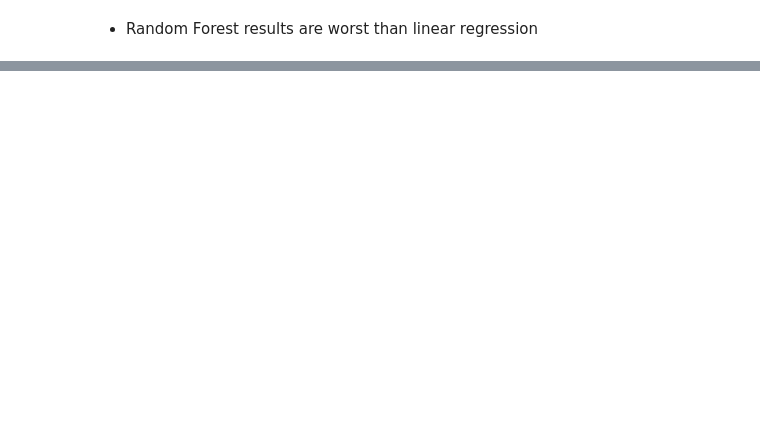
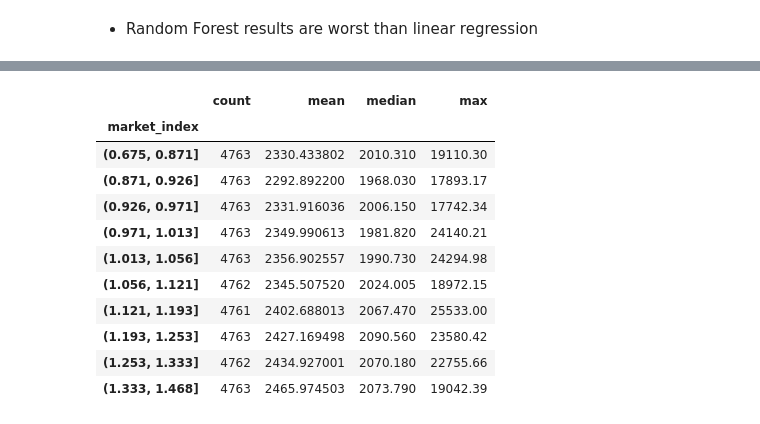
Before and after one commit to ZeinabMohammed/freight-rate-prediction, a Jupyter notebook: test.ipynb, the cells around one changed output, grey strips where cells are left out. Cells and saved outputs as stored; diff of their text form; code cells hidden in the pictures; blank space fills up the shorter version.

```diff
--- a/test.ipynb
+++ b/test.ipynb
@@ -563,0 +673,17 @@ RMSE: 748.0359303837545
+# %%
+df.groupby(pd.qcut(df["market_index"], 10))["posted_rate"].agg(
+    ["count", "mean", "median", "max"]
+)
+# %% [output]
+|  | count | mean | median | max |
+| market_index |  |  |  |  |
+| (0.675, 0.871] | 4763 | 2330.433802 | 2010.310 | 19110.30 |
+| (0.871, 0.926] | 4763 | 2292.892200 | 1968.030 | 17893.17 |
+| (0.926, 0.971] | 4763 | 2331.916036 | 2006.150 | 17742.34 |
+| (0.971, 1.013] | 4763 | 2349.990613 | 1981.820 | 24140.21 |
+| (1.013, 1.056] | 4763 | 2356.902557 | 1990.730 | 24294.98 |
+| (1.056, 1.121] | 4762 | 2345.507520 | 2024.005 | 18972.15 |
+| (1.121, 1.193] | 4761 | 2402.688013 | 2067.470 | 25533.00 |
+| (1.193, 1.253] | 4763 | 2427.169498 | 2090.560 | 23580.42 |
+| (1.253, 1.333] | 4762 | 2434.927001 | 2070.180 | 22755.66 |
+| (1.333, 1.468] | 4763 | 2465.974503 | 2073.790 | 19042.39 |
```
Also changed, not shown: parts of 21 cells of this notebook, 3 other files.
